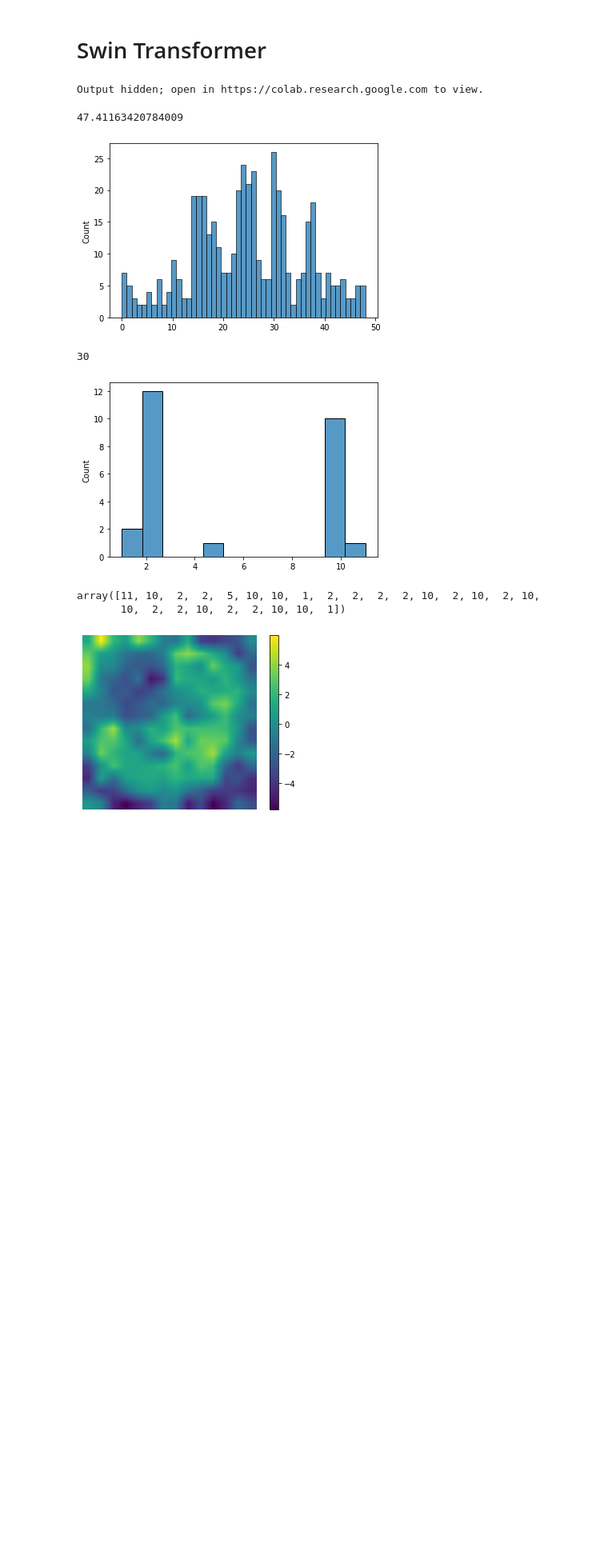
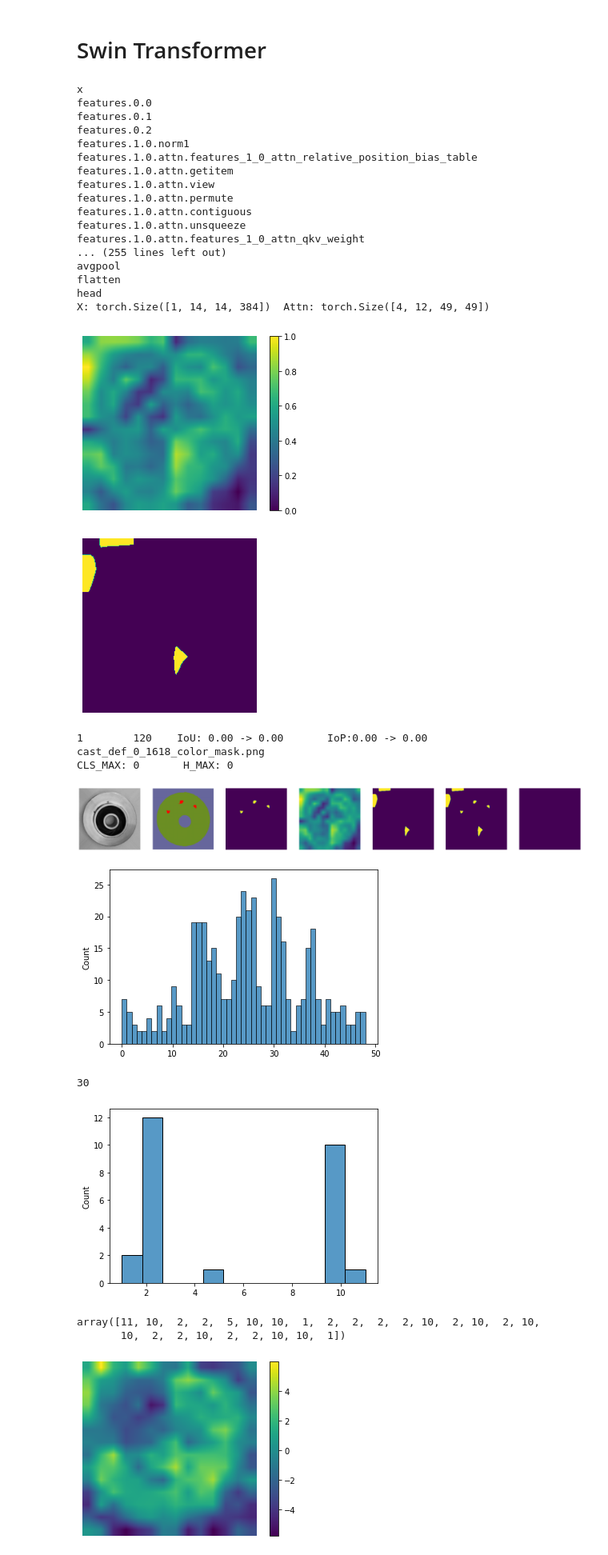
Before and after one commit to VasquezMatias/Master_Thesis_Profactor, a Jupyter notebook: notebooks/train_models_example.ipynb, the cells around one changed output. Shown at 80% size. Drawn from its saved outputs; the diff is of its cells as text; code cells hidden in the pictures; blank space fills up the shorter version.

```diff
--- a/notebooks/train_models_example.ipynb
+++ b/notebooks/train_models_example.ipynb
@@ -678,6 +676,7 @@ import matplotlib.pyplot as plt
 
 model = torch.load("/content/drive/MyDrive/Master_Thesis_Profactor/zdmp/pretrained_weights/models/swin_t_2022_6_4.pth")
 #model = torchvision.models.swin_t(weights="Swin_T_Weights.IMAGENET1K_V1")
+#model = torch.load("/content/drive/MyDrive/Master_Thesis_Profactor/zdmp/pretrained_weights/models/swin_t_frozen_2022_6_30.pth")
 
 tr, ev = get_graph_node_names(model)
 for train in tr:
@@ -783,8 +782,7 @@ for i, (name, lbl) in enumerate(ds_test.samples):
                 for h in range(attn_.shape[1]):
                     a = (torchvision.transforms.Resize((224, 224)))(attn_[0, cls, h].reshape(7, 7).unsqueeze(0))[0].detach().numpy()
 
-
-        if attn_.shape[0] == 4:
+        elif attn_.shape[0] == 4:
             iop_max = 0
             if not searching:
                 if mean:
@@ -838,7 +836,8 @@ for i, (name, lbl) in enumerate(ds_test.samples):
                         #axs[2, h].axis('off')
                     #plt.show()
 
-        if attn_.shape[0] == 16:
+
+        elif attn_.shape[0] == 16:
             fig, axs = plt.subplots(2, attn_.shape[1], figsize=(28, 4))
             for h in range(attn_.shape[1]):
                 a_0 = torch.cat((attn_[ 0, h, cls].reshape(7,7), attn_[ 4, h, cls].reshape(7,7), attn_[ 8, h, cls].reshape(7,7), attn_[12, h, cls].reshape(7,7)), dim=0)
@@ -862,12 +861,6 @@ for i, (name, lbl) in enumerate(ds_test.samples):
                 axs[1, h].axis('off')
             plt.show()
 
-
-        #attention_mean = (torchvision.transforms.Resize((224, 224)))(attn_[0].mean(dim=(0))[0].reshape(7, 7).unsqueeze(0))[0].detach().numpy()
-
-        #attention_mean, attentions = attn_mean_swin(attn_, 32)
-
-        #attention_mean = (torchvision.transforms.Resize((224, 224))(x.mean(dim=3)))[0].detach().numpy()
 
         norm_attn = attention_mean / attention_mean.max()
 
@@ -879,38 +872,55 @@ for i, (name, lbl) in enumerate(ds_test.samples):
             iou = intersection.sum() / union.sum()
             iou_total += iou
 
             iop = intersection.sum() / max((norm_attn>threshold).sum(), 1)
             iop_total += iop
 
         print(f"{n}\t {i} \tIoU: {iou:.2f} -> {iou_total:.2f}\tIoP:{iop:.2f} -> {iop_total:.2f}\t\t{name.split('/')[-1].split('.')[0]}_color_mask.png")
         print(f"CLS_MAX: {cls_max}\t H_MAX: {h_max}")
         # Plotting
         fig, (ax1, ax2, ax3, ax4, ax5, ax6, ax7) = plt.subplots(1, 7, figsize=(28, 4))
         ax1.imshow(to_PIL(img))
         ax2.imshow(mask)
         ax3.imshow(mask[:, :, 1] == 0)
         ax4.imshow(norm_attn)
         ax5.imshow(norm_attn>threshold)
         ax6.imshow(union)
         ax7.imshow(intersection)
         ax1.axis('off')
         ax2.axis('off')
         ax3.axis('off')
         ax4.axis('off')
         ax5.axis('off')
         ax6.axis('off')
         ax7.axis('off')
 
         plt.show()
 
         cls_list.append(cls_max)
         h_list.append(h_max)
 # %% [output]
-Output hidden; open in https://colab.research.google.com to view.
+x
+features.0.0
+features.0.1
+features.0.2
+features.1.0.norm1
+features.1.0.attn.features_1_0_attn_relative_position_bias_table
+features.1.0.attn.getitem
+features.1.0.attn.view
+features.1.0.attn.permute
+features.1.0.attn.contiguous
+features.1.0.attn.unsqueeze
+features.1.0.attn.features_1_0_attn_qkv_weight
+... (255 lines left out)
+avgpool
+flatten
+head
+X: torch.Size([1, 14, 14, 384])  Attn: torch.Size([4, 12, 49, 49])
+[figure, added]
+[figure, added]
+1        120    IoU: 0.00 -> 0.00       IoP:0.00 -> 0.00                cast_def_0_1618_color_mask.png
+CLS_MAX: 0       H_MAX: 0
+[figure, added]
-# %%
-iop_total
-# %% [output]
-47.41163420784009
 # %%
 import seaborn as sns
 
```
Also changed, not shown: parts of 15 cells of this notebook, 2 other files.
